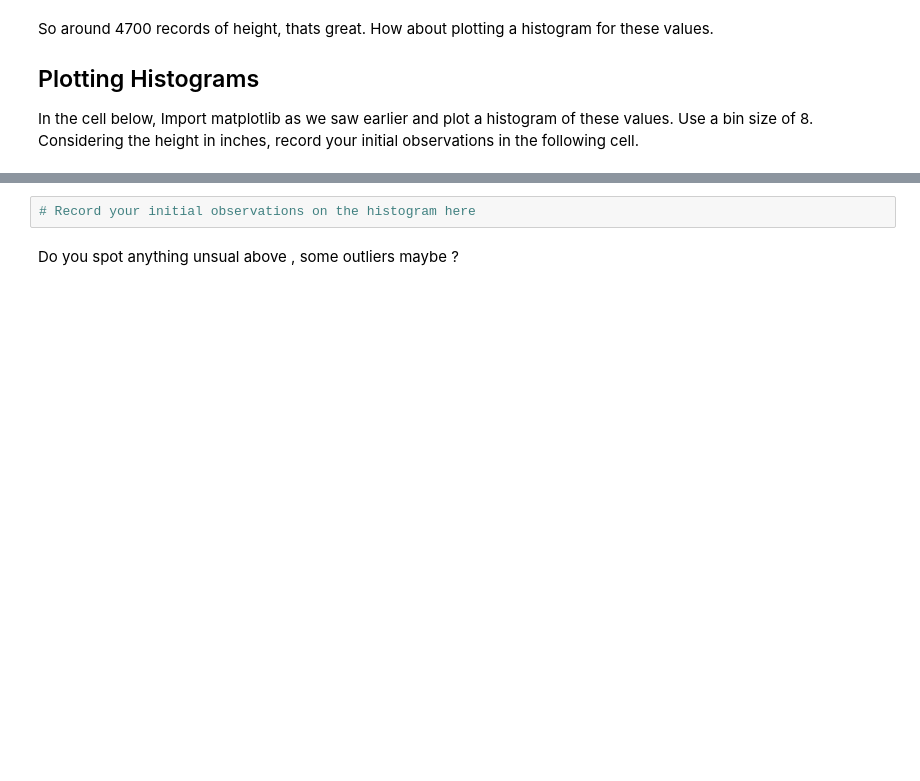
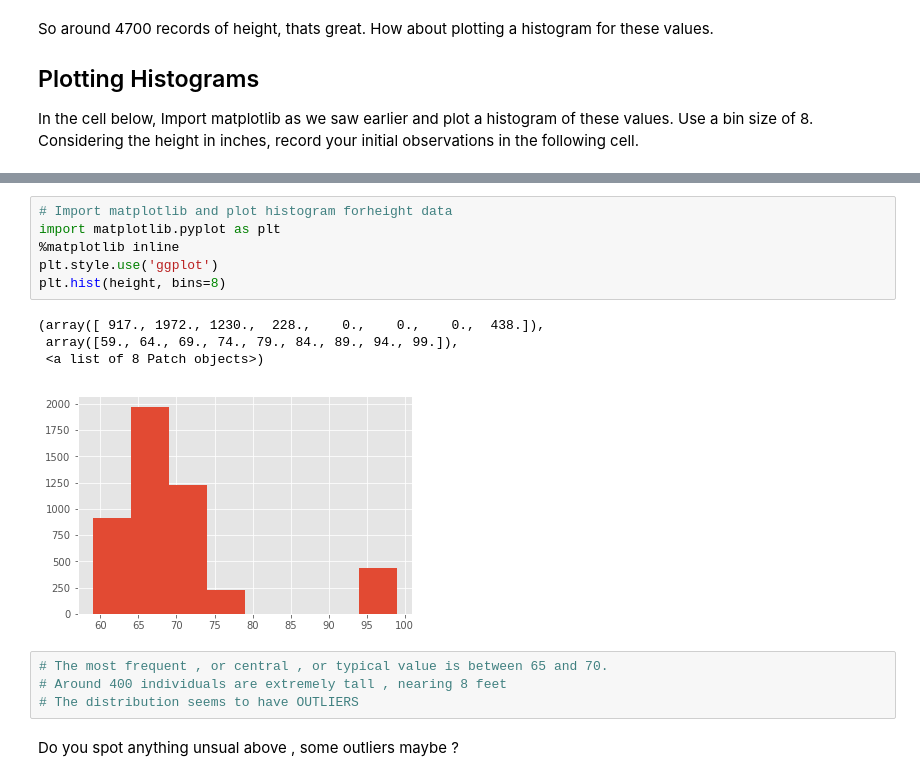
Before and after one commit to adpaz/dsc-1-02-17-implementing-statistics-with-functions-lab-online-ds-sp-000, a Jupyter notebook: index.ipynb, the cells around one changed output, grey strips where cells are left out. Saved outputs shown, nothing was run; the diff lists cells and outputs as text; blank space fills up the shorter version.

```diff
--- a/index.ipynb
+++ b/index.ipynb
@@ -50,5 +40,18 @@ In the cell below, Import matplotlib as we saw earlier and plot a histogram of t
-# %%
-# Record your initial observations on the histogram here
+# %%
+# Import matplotlib and plot histogram forheight data
+import matplotlib.pyplot as plt
+%matplotlib inline
+plt.style.use('ggplot')
+plt.hist(height, bins=8)
+# %% [output]
+(array([ 917., 1972., 1230.,  228.,    0.,    0.,    0.,  438.]),
+ array([59., 64., 69., 74., 79., 84., 89., 94., 99.]),
+ <a list of 8 Patch objects>)
+[figure, added]
+# %%
+# The most frequent , or central , or typical value is between 65 and 70.
+# Around 400 individuals are extremely tall , nearing 8 feet
+# The distribution seems to have OUTLIERS
 # %% [markdown]
 Do you spot anything unsual above , some outliers maybe ?
 # %% [markdown]
```
Also changed, not shown: parts of 28 cells of this notebook.
